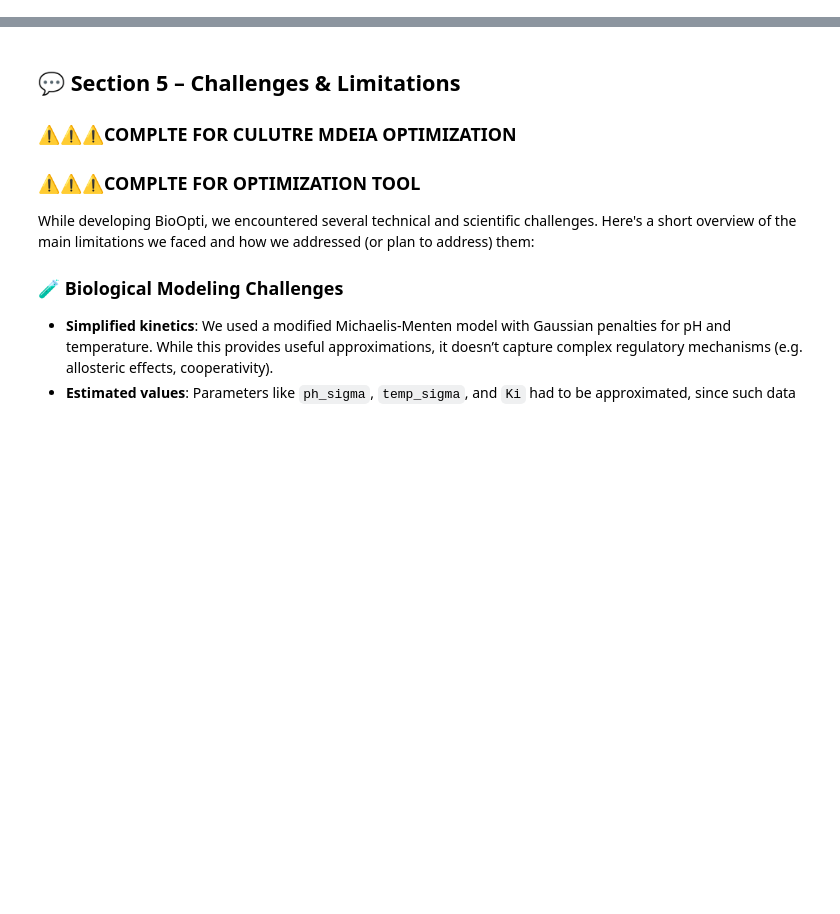
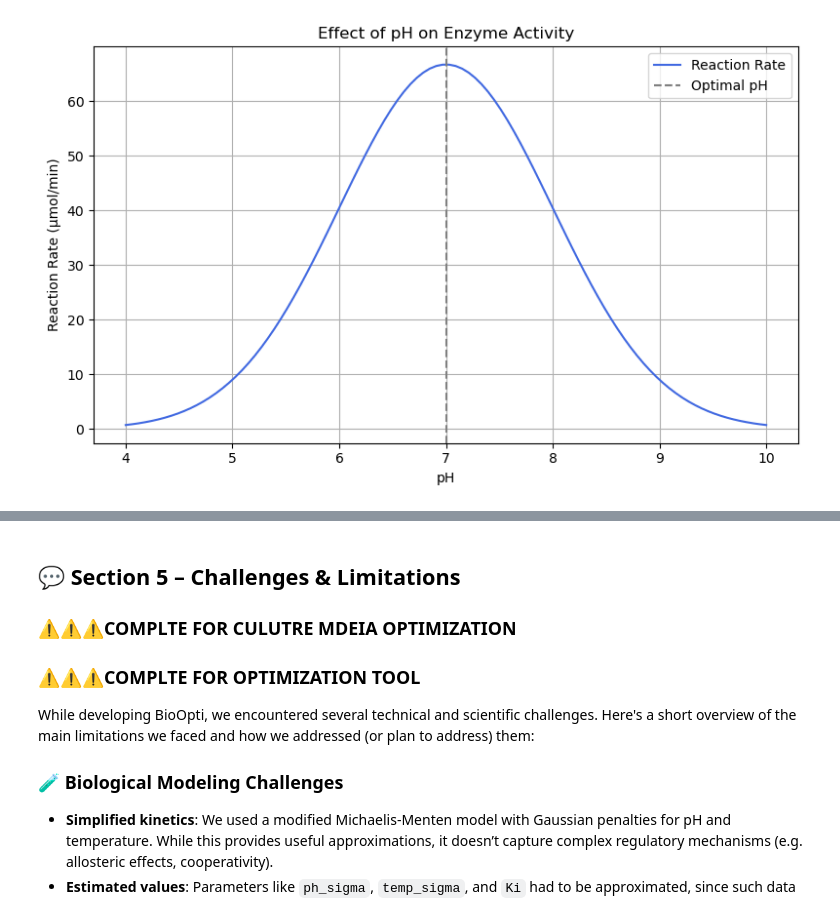
Before and after one commit to Clarabrgnz/BioOpti, a Jupyter notebook: notebooks/project_report.ipynb, the cells around one changed output, grey strips where cells are left out. Drawn from its saved outputs; the diff is of its cells as text; code cells hidden in the pictures; blank space fills up the shorter version.

```diff
--- a/notebooks/project_report.ipynb
+++ b/notebooks/project_report.ipynb
@@ -138,0 +118,47 @@ This function:
+# %%
+import numpy as np
+import matplotlib.pyplot as plt
+from reaction_simulator import simulate_reaction_rate #Reuse the core function from the module
+
+#Define fixed enzyme parameters
+substrate_conc = 0.2  # mM
+vmax = 100.0          # µmol/min
+km = 0.1              # mM
+temp = 37.0           # °C
+optimal_ph = 7.0
+ph_sigma = 1.0
+optimal_temp = 37.0
+temp_sigma = 5.0
+
+#Generate a range of pH values to test
+ph_values = np.linspace(4.0, 10.0, 100)
+rates = []
+
+#Simulate the reaction rate for each pH
+for ph in ph_values:
+    rate = simulate_reaction_rate(
+        substrate_conc=substrate_conc,
+        vmax=vmax,
+        km=km,
+        ph=ph,
+        temp=temp,
+        optimal_ph=optimal_ph,
+        optimal_temp=optimal_temp,
+        ph_sigma=ph_sigma,
+        temp_sigma=temp_sigma
+    )
+    rates.append(rate)
+
+#Plot the results
+plt.figure(figsize=(8, 5))
+plt.plot(ph_values, rates, label="Reaction Rate", color="royalblue")
+plt.axvline(optimal_ph, color='gray', linestyle='--', label="Optimal pH")
+plt.title("Effect of pH on Enzyme Activity")
+plt.xlabel("pH")
+plt.ylabel("Reaction Rate (µmol/min)")
+plt.legend()
+plt.grid(True)
+plt.tight_layout()
+plt.show()
+# %% [output]
+[figure, added]
```
Also changed, not shown: parts of 20 cells of this notebook, 11 other files.
